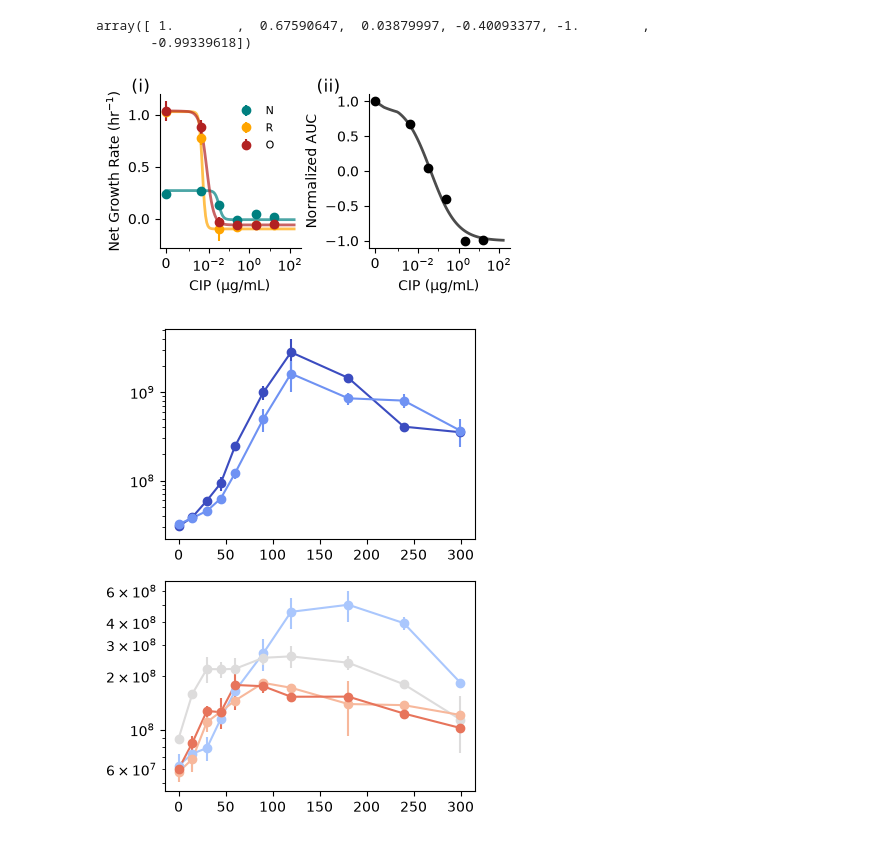
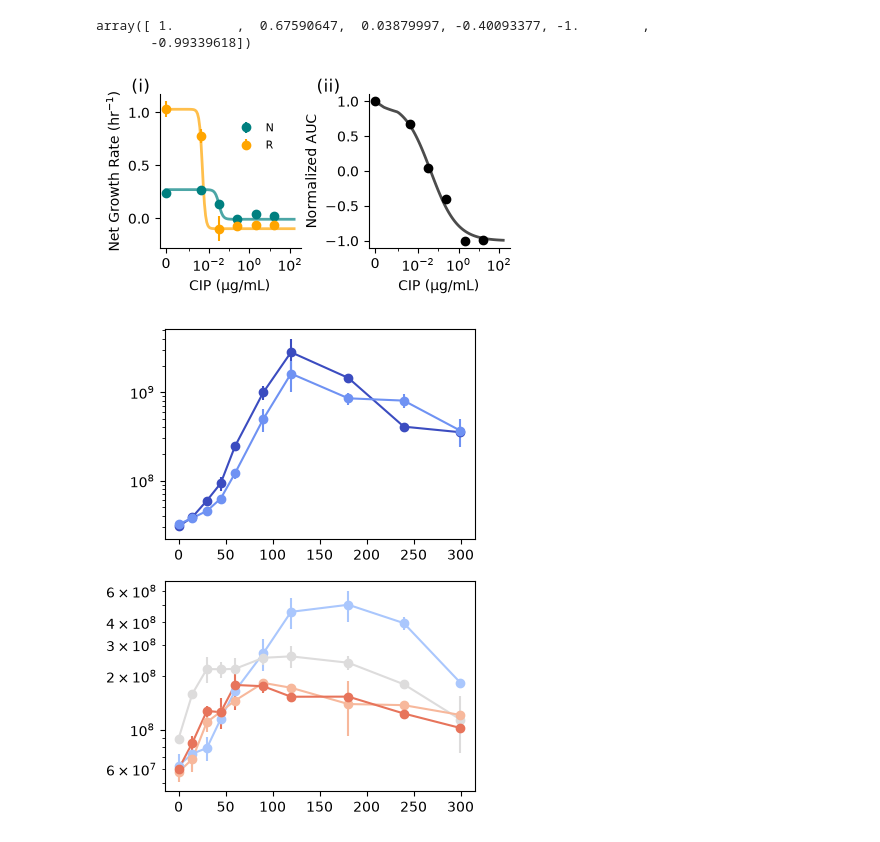
Before and after one commit to eshanking/time-kill-protocol, a Jupyter notebook: data/experiment_code/gr_est_statistical_comparison_Ecoli_CIP_07272026.ipynb, the cells around one changed output. Cells and saved outputs as stored; diff of their text form; code cells hidden in the pictures.

```diff
--- a/data/experiment_code/gr_est_statistical_comparison_Ecoli_CIP_07272026.ipynb
+++ b/data/experiment_code/gr_est_statistical_comparison_Ecoli_CIP_07272026.ipynb
@@ -216,7 +216,7 @@ for key in cell_count_mean.keys():
         #     start_indx = np.argwhere(Y == np.max(Y))[0][0]
         #     end_indx = -1
 
-        if key <= concentrations[1]:
+        if key < mic:
             start_indx = exclude
             end_indx = 6
         else:
@@ -287,7 +287,7 @@ for key in cell_count_mean.keys():
     #     slope_ub = 0
     #     slope_lb = -np.inf
 
-    if key <= concentrations[1]:
+    if key < mic:
         slope_ub = np.inf
         slope_lb = 0.01
     else:
@@ -307,7 +307,7 @@ for key in cell_count_mean.keys():
 
         # ax.scatter(X,Y,color='steelblue',alpha=1,s=20)
 
-        ax.axvspan(X[lin_range[0]+exclude],X[lin_range[1]-1+exclude],color='red',alpha=0.3,zorder=-10)
+        # ax.axvspan(X[lin_range[0]+exclude],X[lin_range[1]-1+exclude],color='red',alpha=0.3,zorder=-10)
 
         X_reg = X[lin_range[0]:lin_range[1]]
         Y_reg = Y[lin_range[0]:lin_range[1]]
@@ -317,7 +317,7 @@ for key in cell_count_mean.keys():
         X_fit = X_reg
         Y_fit = 10**(res.slope*X_fit + res.intercept)
 
-        ax.plot(X_fit,Y_fit,color='firebrick',alpha=0.7,label='Optimized Range')
+        # ax.plot(X_fit,Y_fit,color='firebrick',alpha=0.7,label='Optimized Range')
 
         # compute standard error
         X_t = X[start_indx:end_indx]
@@ -450,8 +447,8 @@ for key in cell_count_mean.keys():
 
     auc_est = []
     for i in range(n_replicates):
-        y = np.log10(cell_count_raw[key][i])
-        # y = cell_count_raw[key][i]
+        # y = np.log10(cell_count_raw[key][i])
+        y = cell_count_raw[key][i]
         # y = y/y[0]
         auc_est.append(np.trapezoid(y,time))
 
@@ -483,11 +480,16 @@ def pharmacodynamic_curve(c, gmax, gmin, mic, k):
         k (float): hill coefficient
     """
     g = []
-    for c_t in c:
-        if c_t == 0:
-            g.append(gmax)
-        else:
-            g.append(gmax - (((gmax-gmin)*(c_t/mic)**k)/((c_t/mic)**k-(gmin/gmax))))
+    if gmin < 0:
+        for c_t in c:
+            if c_t == 0:
+                g.append(gmax)
+            else:
+                g.append(gmax - (((gmax-gmin)*(c_t/mic)**k)/((c_t/mic)**k-(gmin/gmax))))
+
+    else:
+        for c_t in c:
+            g.append(gmax - ((gmax - gmin) * (c_t/mic)**k) / ((c_t/mic)**k + 1))
 
     return g
 
@@ -727,7 +729,8 @@ array([ 1.        ,  0.67590647,  0.03879997, -0.40093377, -1.        ,
 # %%
 fig,ax_list = plt.subplots(ncols=2,figsize=(4,2))
 
-pd_est_methods = [naive_reg_dict,naive_range_dict,lin_range_dict]
+# pd_est_methods = [naive_reg_dict,naive_range_dict,lin_range_dict]
+pd_est_methods = [naive_reg_dict,naive_range_dict]
 # titles = ['Naive','Reduced','Opt.','Area Under the Curve']
 titles = ['N', 'R', 'O']
 ylabels = ['Net Growth Rate (hr$^{-1}$)','Net Growth Rate (hr$^{-1}$)','Net Growth Rate (hr$^{-1}$)','Normalized AUC']
@@ -829,34 +832,34 @@ ax.spines['right'].set_visible(False)
 ax.spines['top'].set_visible(False)
 
 ax_list[0].set_ylabel('Net Growth Rate (hr$^{-1}$)',fontsize=10)
 ax_list[1].set_ylabel('Normalized AUC',fontsize=10)
 
 pos = ax_list[1].get_position()
 pos.x0 += 0.1
 pos.x1 += 0.1
 ax_list[1].set_position(pos)
 
 
 
 labels = ['(i)','(ii)']
 
 # reduce x tick label size
 for ax in ax_list:
     ax.set_xticks([0,10**-2,10**0,10**2])
 
     ax.tick_params(axis='x', labelsize=10)
     ax.tick_params(axis='y', labelsize=10)
 
 
 
 ax_list[0].text(-1.55, 1.1, labels[0], transform=ax.transAxes,fontsize=12, va='top', ha='right')
 ax_list[1].text(-0.2, 1.1, labels[1], transform=ax.transAxes,fontsize=12, va='top', ha='right')
 
 
 fig.savefig('../../figures/pharmacodynamic_fit_small_Ecoli_CIP_07152026.tiff',
             bbox_inches='tight',dpi=300)
 # %% [output]
-[figure, old version]
+[figure, new version]
 # %%
 fig,ax_list = plt.subplots(nrows=2,figsize=(4,6))
 
```
Also changed, not shown: parts of 3 cells of this notebook, 6 other files.
